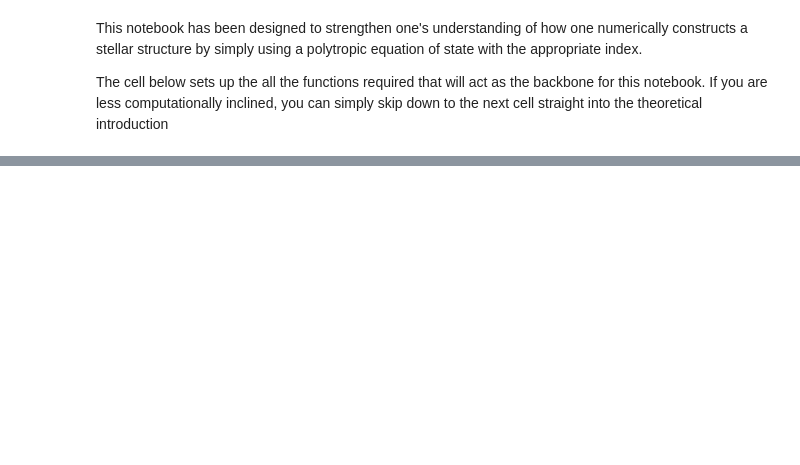
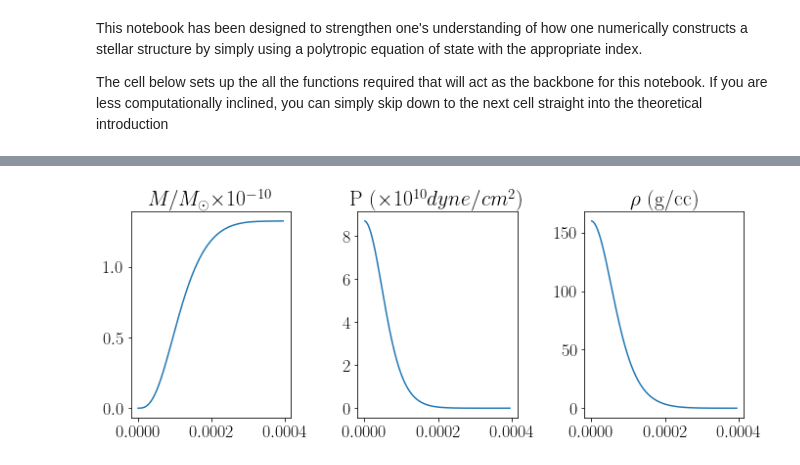
Before and after one commit to jaadt7/Lane_Emden, a Jupyter notebook: Lane-Emden.ipynb, the cells around one changed output, grey strips where cells are left out. Drawn from its saved outputs; the diff is of its cells as text; code cells hidden in the pictures; blank space fills up the shorter version.

```diff
--- a/Lane-Emden.ipynb
+++ b/Lane-Emden.ipynb
@@ -401,3 +272,73 @@ plt.show()
+# %%
+n_K_rho_c = True  #set the marker to true in case you want to supply n, K and rho_c
+                  #else set M,R and n. No matter the choice, set the rest to zero
+                  #even if you don't, the code will overwrite any variables
+
+n     = 3
+K     = 1e+8
+M     = 1.0 #in solar masses
+R     = 1.0 #in solar radius
+rho_c = 160.0 #in g/cc
+
+if n_K_rho_c:
+    xi,xi_1,theta,d_theta,d_theta_xi_1,root_diff_prod = poly_prop(n, cut_off)
+    #Calculating central pressure
+    P_c = K*np.power(rho_c,1+1/n)
+    #length scale
+    term1 = (n+1)*P_c
+    term2 = 4*np.pi*G*np.power(rho_c,2)
+    r_n = np.sqrt(term1/term2)
+
+    P = P_c*np.power(theta,n+1)
+    rho = rho_c*np.power(theta,n)
+    m = -4*np.pi*np.power(r_n,3)*rho_c*np.power(xi,2)*np.interp(xi,xi,d_theta)
+    r  = r_n*xi
+else:
+    xi,xi_1,theta,d_theta,d_theta_xi_1,root_diff_prod = poly_prop(n, cut_off)
+    #calculating K
+    term1 = G/(n+1)
+    term2 = np.power(M*m_sun,1-1/n)*np.power(R*r_sun,-1+3/n)
+    term3 = 4*np.pi
+    term4 = np.power(xi_1,n+1)*np.power(d_theta_xi_1,n-1)
+    K = term1*term2*np.power(term3/term4,1/n)
+
+    #Calculating the central pressure
+    term1 = 8.952e+14*np.power(M,2)*np.power(R,-4)
+    term2 = (n+1)*np.power(d_theta_xi_1,2)
+    P_c   = term1/term2 #dyne/cm^2
+    #Calculating central density
+    rho_c = np.power(P_c/K,n/(n+1))
+    #length scale
+    term1 = (n+1)*P_c
+    term2 = 4*np.pi*G*np.power(rho_c,2)
+    r_n = np.sqrt(term1/term2)
+
+    P = P_c*np.power(theta,n+1)
+    rho = rho_c*np.power(theta,n)
+    m = -4*np.pi*np.power(r_n,3)*rho_c*np.power(xi,2)*np.interp(xi,xi,d_theta)
+    r  = r_n*xi
+
+#graphing
+fig,axes= plt.subplots(1,3,figsize = (10,4))
+
+axes[0].plot(r/r_sun,m/m_sun)
+axes[1].plot(r/r_sun,P)
+axes[2].plot(r/r_sun,rho)
+
+fig.tight_layout()
+offset = axes[0].yaxis.get_major_formatter().get_offset()
+axes[0].set_title(r'$M/M_{\odot}$'+offset)
+axes[0].yaxis.offsetText.set_visible(False)
+
+offset = axes[1].yaxis.get_major_formatter().get_offset()
+axes[1].set_title('P ('+offset+r'$dyne/cm^{2})$')
+axes[1].yaxis.offsetText.set_visible(False)
+
+offset = axes[2].yaxis.get_major_formatter().get_offset()
+axes[2].set_title(r'$\rho$'+ ' ('+offset+'g/cc)')
+axes[2].yaxis.offsetText.set_visible(False)
+# %% [output]
+[figure, added]
 # %%
 #saving to file. uncomment the lines to save to file
 #data = np.column_stack((r,m,P,rho))
```
Also changed, not shown: parts of 13 cells of this notebook.
